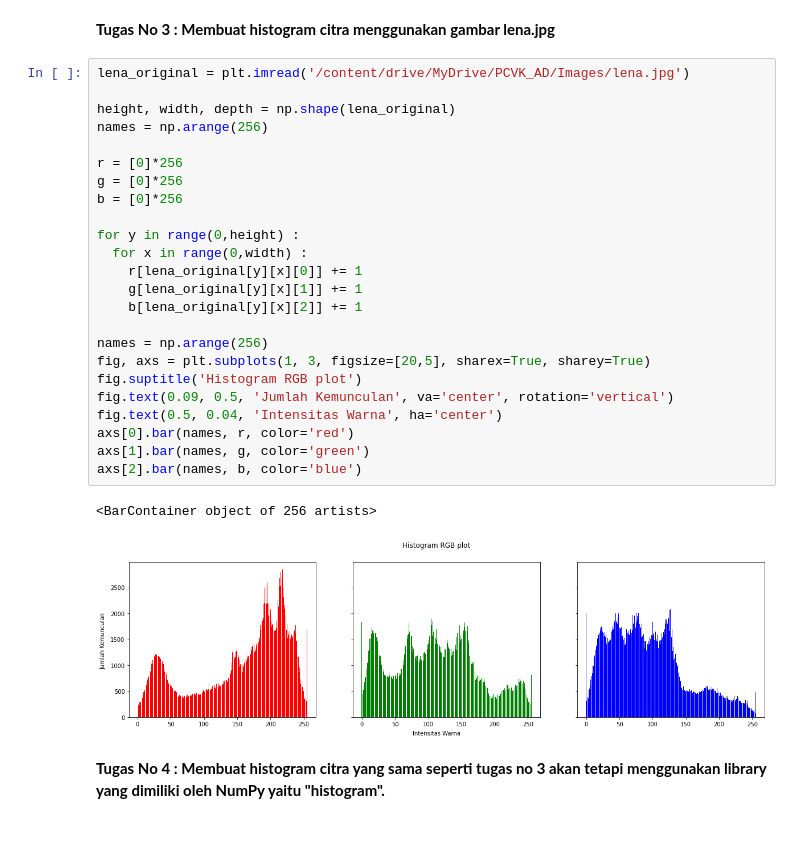
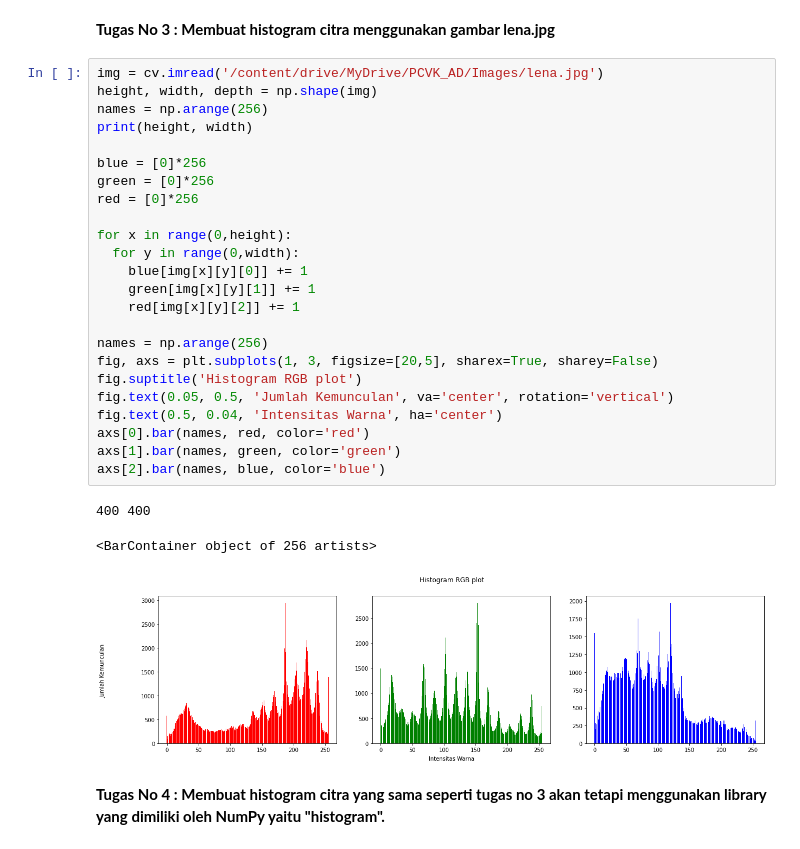
Before and after one commit to anjanidwilestari/PCVK_Genap_2023, a Jupyter notebook: Week6.ipynb, the cells around one changed output. Cells and saved outputs as stored; diff of their text form.

```diff
--- a/Week6.ipynb
+++ b/Week6.ipynb
@@ -17,32 +17,33 @@ import glob
 # %% [markdown]
 **Tugas No 3 : Membuat histogram citra menggunakan gambar lena.jpg**
 # %%
-lena_original = plt.imread('/content/drive/MyDrive/PCVK_AD/Images/lena.jpg')
+img = cv.imread('/content/drive/MyDrive/PCVK_AD/Images/lena.jpg')
+height, width, depth = np.shape(img)
+names = np.arange(256)
+print(height, width)
 
-height, width, depth = np.shape(lena_original)
-names = np.arange(256)
+blue = [0]*256
+green = [0]*256
+red = [0]*256
 
-r = [0]*256
-g = [0]*256
-b = [0]*256
-
-for y in range(0,height) :
-  for x in range(0,width) :
-    r[lena_original[y][x][0]] += 1
-    g[lena_original[y][x][1]] += 1
-    b[lena_original[y][x][2]] += 1
+for x in range(0,height):
+  for y in range(0,width):
+    blue[img[x][y][0]] += 1
+    green[img[x][y][1]] += 1
+    red[img[x][y][2]] += 1
 
 names = np.arange(256)
-fig, axs = plt.subplots(1, 3, figsize=[20,5], sharex=True, sharey=True)
+fig, axs = plt.subplots(1, 3, figsize=[20,5], sharex=True, sharey=False)
 fig.suptitle('Histogram RGB plot')
-fig.text(0.09, 0.5, 'Jumlah Kemunculan', va='center', rotation='vertical')
+fig.text(0.05, 0.5, 'Jumlah Kemunculan', va='center', rotation='vertical')
 fig.text(0.5, 0.04, 'Intensitas Warna', ha='center')
-axs[0].bar(names, r, color='red')
-axs[1].bar(names, g, color='green')
-axs[2].bar(names, b, color='blue')
+axs[0].bar(names, red, color='red')
+axs[1].bar(names, green, color='green')
+axs[2].bar(names, blue, color='blue')
 # %% [output]
-<BarContainer object of 256 artists>
+400 400
+<BarContainer object of 256 artists>
-[figure, old version]
+[figure, new version]
 # %% [markdown]
 **Tugas No 4 : Membuat histogram citra yang sama seperti tugas no 3 akan tetapi menggunakan library yang dimiliki oleh NumPy yaitu "histogram".**
 # %%
```
Also changed, not shown: parts of 11 cells of this notebook.
